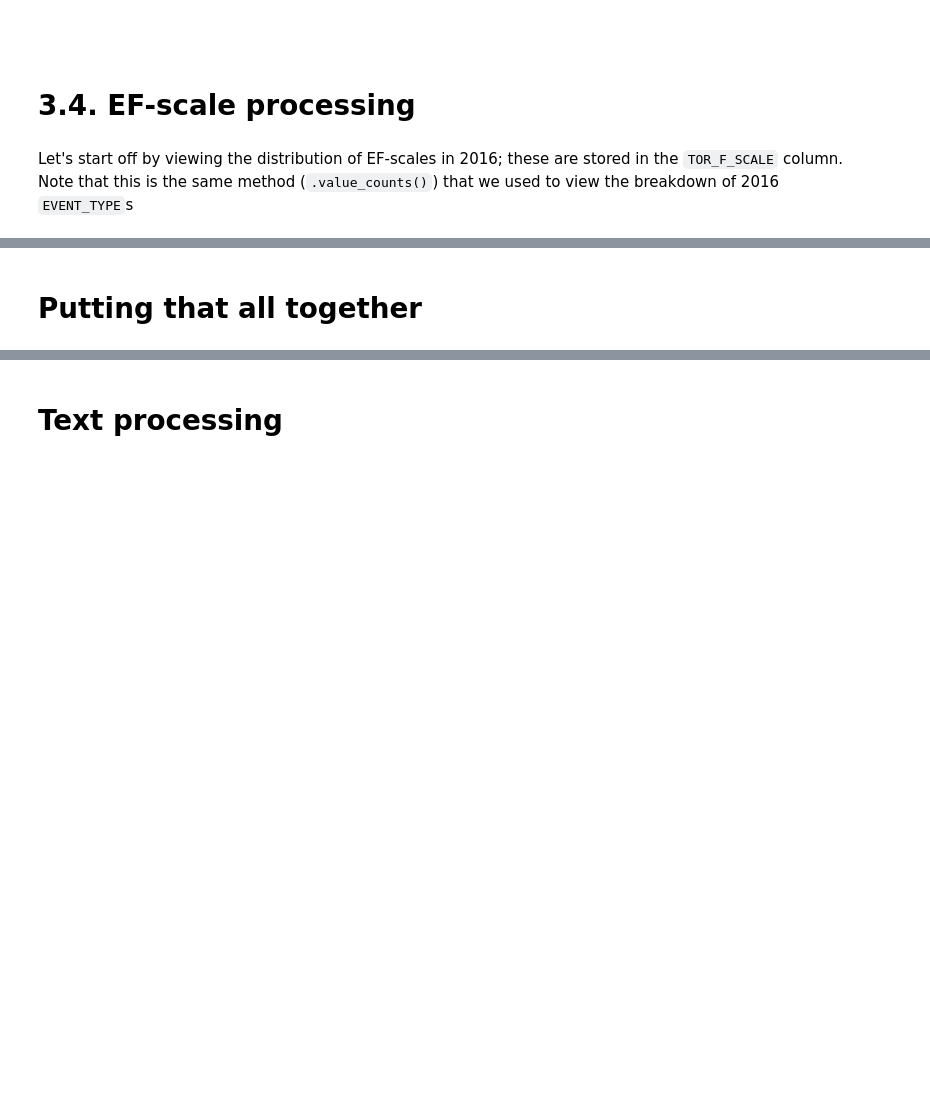
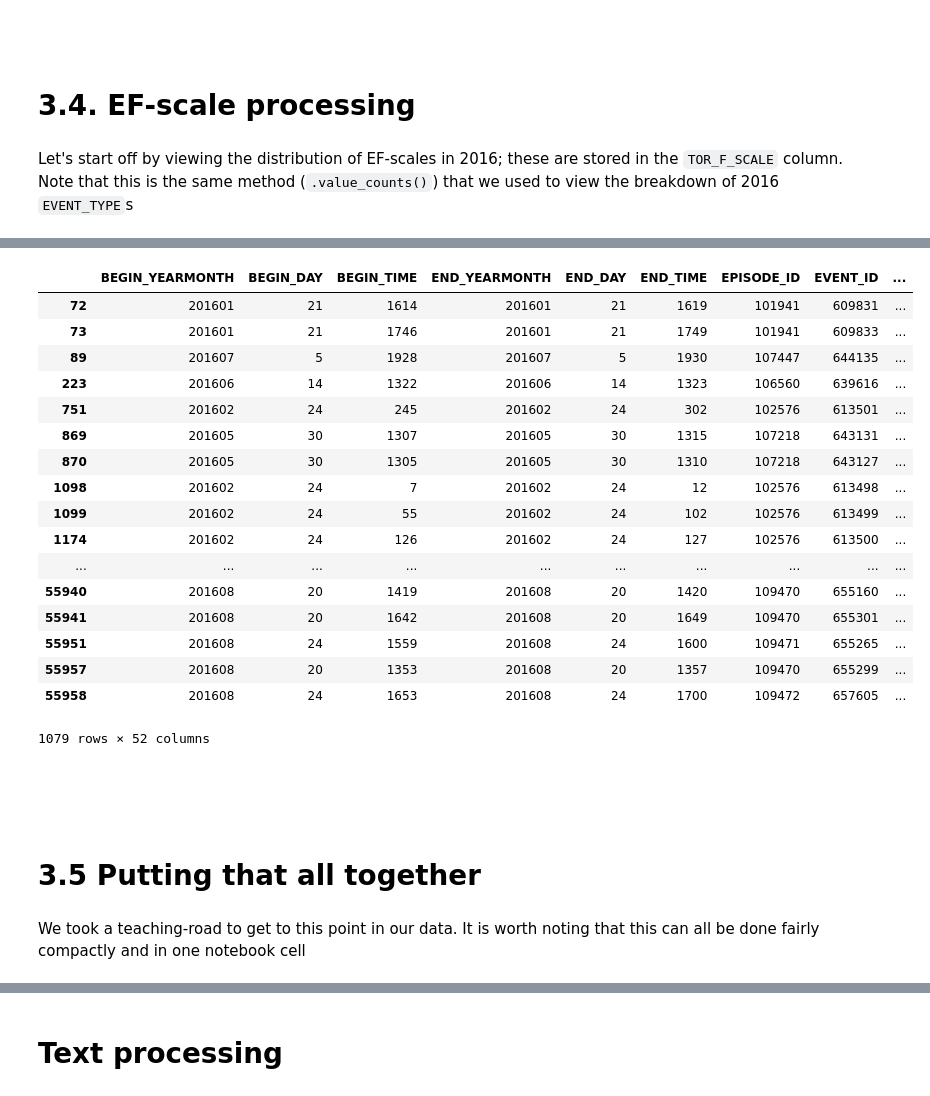
Before and after one commit to jdiaz4302/ML_Workshop_Series, a Jupyter notebook: L01-IntroToPython-TextData-and-LogisticRegression.ipynb, the cells around one changed output, grey strips where cells are left out. Cells and saved outputs as stored; diff of their text form; code cells hidden in the pictures; blank space fills up the shorter version.

```diff
--- a/L01-IntroToPython-TextData-and-LogisticRegression.ipynb
+++ b/L01-IntroToPython-TextData-and-LogisticRegression.ipynb
@@ -308,0 +351,6 @@ plt.hist(Tornadoes_2016['TOR_F_SCALE'], bins = 50, color = 'red', edgecolor = 'b
+# %%
+# Storing our list as a newly named column within our DataFrame
+tornadoes_2016['BINARY_EF'] = binary_EF_values
+
+# Creating a nice table view of the counts of each value (0 or 1)
+pd.DataFrame(tornadoes_2016.BINARY_EF.value_counts())
@@ -309,5 +365,29 @@ plt.hist(Tornadoes_2016['TOR_F_SCALE'], bins = 50, color = 'red', edgecolor = 'b
+# %%
+tornadoes_2016
+# %% [output]
+|  | BEGIN_YEARMONTH | BEGIN_DAY | BEGIN_TIME | END_YEARMONTH | END_DAY | END_TIME | EPISODE_ID | EVENT_ID | ... |
+| 72 | 201601 | 21 | 1614 | 201601 | 21 | 1619 | 101941 | 609831 | ... |
+| 73 | 201601 | 21 | 1746 | 201601 | 21 | 1749 | 101941 | 609833 | ... |
+| 89 | 201607 | 5 | 1928 | 201607 | 5 | 1930 | 107447 | 644135 | ... |
+| 223 | 201606 | 14 | 1322 | 201606 | 14 | 1323 | 106560 | 639616 | ... |
+| 751 | 201602 | 24 | 245 | 201602 | 24 | 302 | 102576 | 613501 | ... |
+| 869 | 201605 | 30 | 1307 | 201605 | 30 | 1315 | 107218 | 643131 | ... |
+| 870 | 201605 | 30 | 1305 | 201605 | 30 | 1310 | 107218 | 643127 | ... |
+| 1098 | 201602 | 24 | 7 | 201602 | 24 | 12 | 102576 | 613498 | ... |
+| 1099 | 201602 | 24 | 55 | 201602 | 24 | 102 | 102576 | 613499 | ... |
+| 1174 | 201602 | 24 | 126 | 201602 | 24 | 127 | 102576 | 613500 | ... |
+| ... | ... | ... | ... | ... | ... | ... | ... | ... | ... |
+| 55940 | 201608 | 20 | 1419 | 201608 | 20 | 1420 | 109470 | 655160 | ... |
+| 55941 | 201608 | 20 | 1642 | 201608 | 20 | 1649 | 109470 | 655301 | ... |
+| 55951 | 201608 | 24 | 1559 | 201608 | 24 | 1600 | 109471 | 655265 | ... |
+| 55957 | 201608 | 20 | 1353 | 201608 | 20 | 1357 | 109470 | 655299 | ... |
+| 55958 | 201608 | 24 | 1653 | 201608 | 24 | 1700 | 109472 | 657605 | ... |
+1079 rows × 52 columns
 # %% [markdown]
-# Putting that all together
+<br><br><br>
+# 3.5 Putting that all together
+# %% [markdown]
+We took a teaching-road to get to this point in our data. It is worth noting that this can all be done fairly compactly and in one notebook cell
 # %%
 # Import the data
 Storm_Events_2016 = pd.read_csv('/home/jeremydiaz/tornadoesr/data/raw/StormEvents_details-ftp_v1.0_d2016_c20171116.csv.gz')
```
Also changed, not shown: parts of 28 cells of this notebook.
